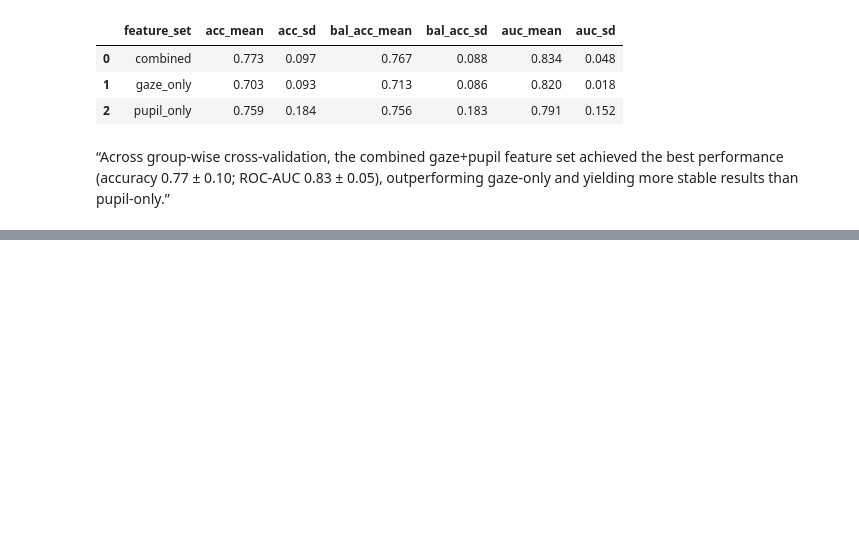
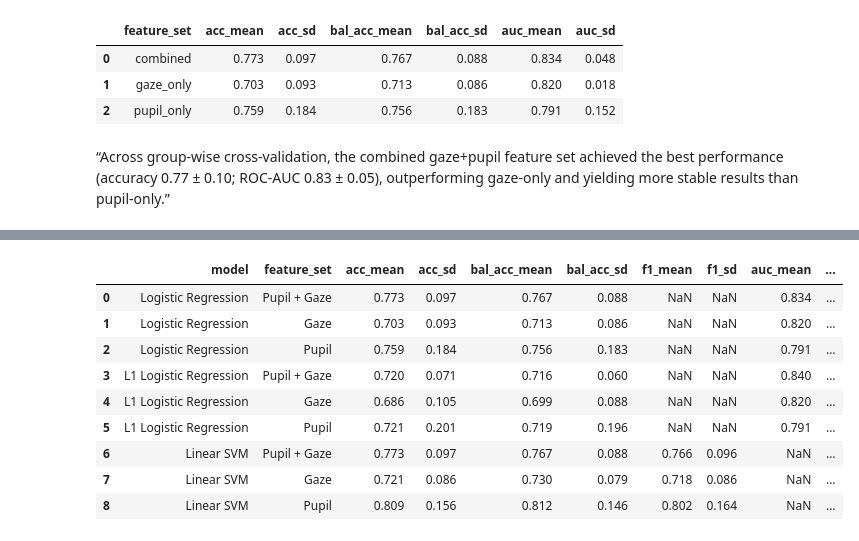
Before and after one commit to mariathurn/ASD-pupil-project, a Jupyter notebook: scripts/04_modeling.ipynb, the cells around one changed output, grey strips where cells are left out. Cells and saved outputs as stored; diff of their text form; code cells hidden in the pictures; blank space fills up the shorter version.

```diff
--- a/scripts/04_modeling.ipynb
+++ b/scripts/04_modeling.ipynb
@@ -109,0 +600,41 @@ summary
+# %%
+summary["model"] = "Logistic Regression"
+summary_l1["model"]  = "L1 Logistic Regression"
+svm_summary["model"]    = "Linear SVM"
+summary_xgb["model"]    = "XGBoost"
+# %%
+summary_all = pd.concat(
+    [summary, summary_l1, svm_summary],
+    ignore_index=True
+)
+
+# Order columns nicely
+summary_all = summary_all[
+    [
+        "model",
+        "feature_set",
+        "acc_mean", "acc_sd",
+        "bal_acc_mean", "bal_acc_sd",
+        "f1_mean", "f1_sd",
+        "auc_mean", "auc_sd",
+    ]
+].round(3)
+
+summary_all["feature_set"] = summary_all["feature_set"].replace({
+    "pupil_only": "Pupil",
+    "gaze_only": "Gaze",
+    "combined": "Pupil + Gaze",
+})
+
+summary_all
+# %% [output]
+|  | model | feature_set | acc_mean | acc_sd | bal_acc_mean | bal_acc_sd | f1_mean | f1_sd | auc_mean | ... |
+| 0 | Logistic Regression | Pupil + Gaze | 0.773 | 0.097 | 0.767 | 0.088 | NaN | NaN | 0.834 | ... |
+| 1 | Logistic Regression | Gaze | 0.703 | 0.093 | 0.713 | 0.086 | NaN | NaN | 0.820 | ... |
+| 2 | Logistic Regression | Pupil | 0.759 | 0.184 | 0.756 | 0.183 | NaN | NaN | 0.791 | ... |
+| 3 | L1 Logistic Regression | Pupil + Gaze | 0.720 | 0.071 | 0.716 | 0.060 | NaN | NaN | 0.840 | ... |
+| 4 | L1 Logistic Regression | Gaze | 0.686 | 0.105 | 0.699 | 0.088 | NaN | NaN | 0.820 | ... |
+| 5 | L1 Logistic Regression | Pupil | 0.721 | 0.201 | 0.719 | 0.196 | NaN | NaN | 0.791 | ... |
+| 6 | Linear SVM | Pupil + Gaze | 0.773 | 0.097 | 0.767 | 0.088 | 0.766 | 0.096 | NaN | ... |
+| 7 | Linear SVM | Gaze | 0.721 | 0.086 | 0.730 | 0.079 | 0.718 | 0.086 | NaN | ... |
+| 8 | Linear SVM | Pupil | 0.809 | 0.156 | 0.812 | 0.146 | 0.802 | 0.164 | NaN | ... |
```
Also changed, not shown: parts of 18 cells of this notebook.
